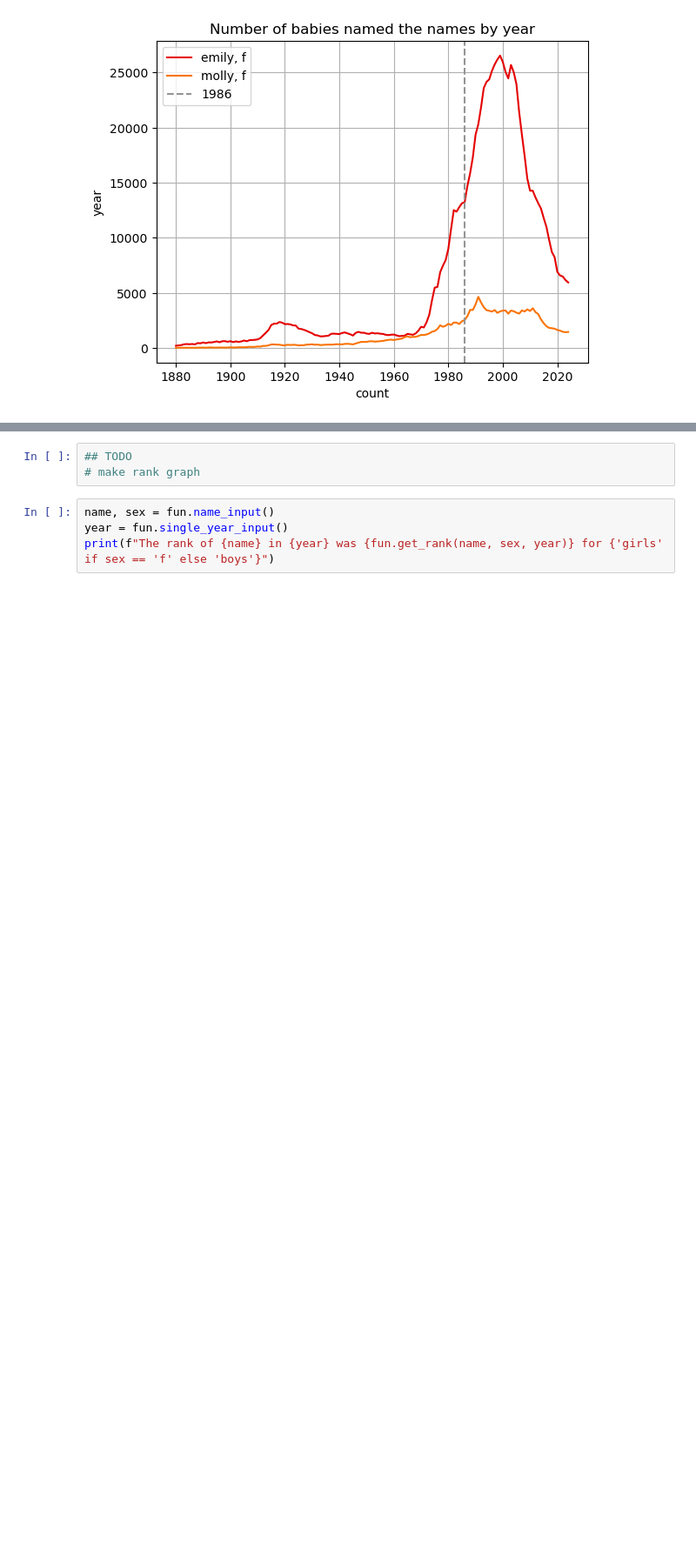
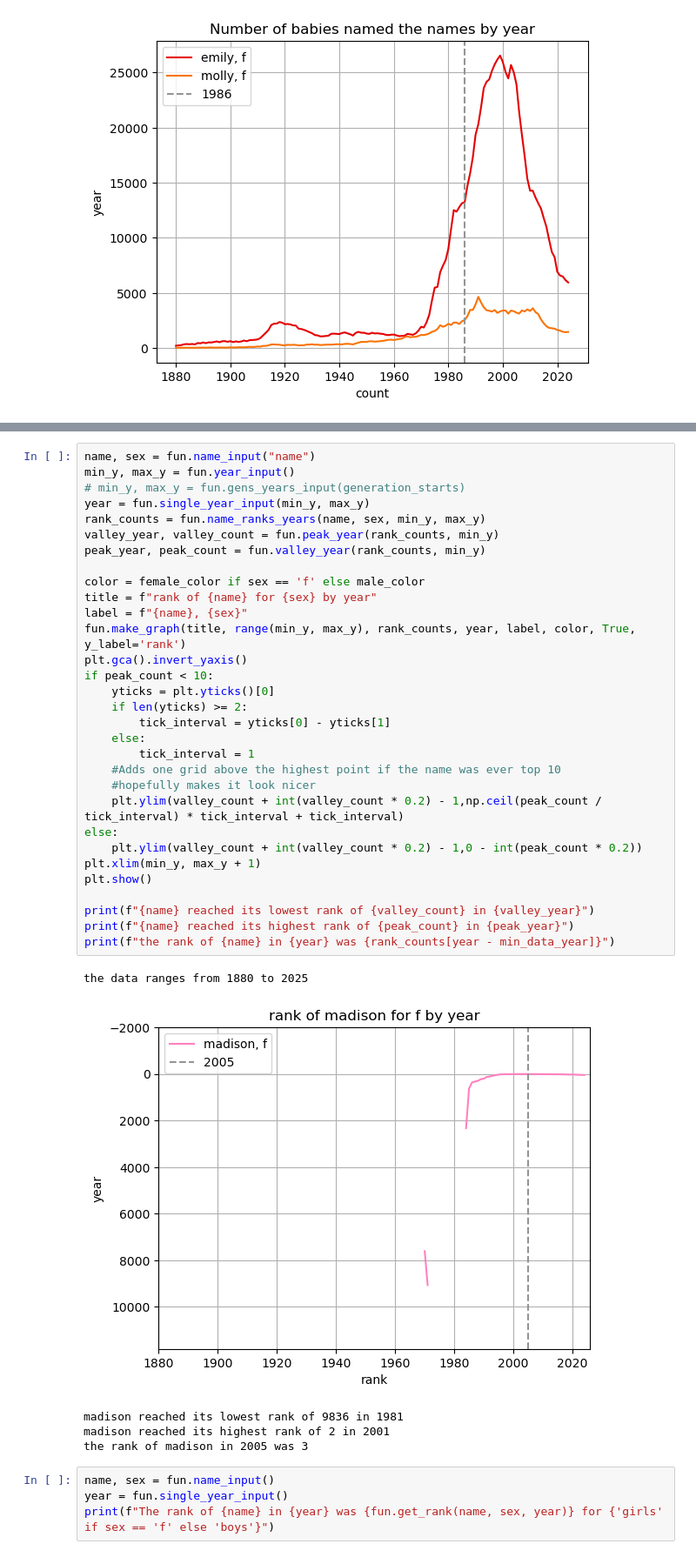
Before and after one commit to MalinMorris/NameData, a Jupyter notebook: data.ipynb, the cells around one changed output, grey strips where cells are left out. Shown at 87% size. Cells and saved outputs as stored; diff of their text form; blank space fills up the shorter version.

```diff
--- a/data.ipynb
+++ b/data.ipynb
@@ -159,6 +168,40 @@ There have been 0 girls named barnabas and 575 boys.
 # %%
-## TODO
-# make rank graph
+name, sex = fun.name_input("name")
+min_y, max_y = fun.year_input()
+# min_y, max_y = fun.gens_years_input(generation_starts)
+year = fun.single_year_input(min_y, max_y)
+rank_counts = fun.name_ranks_years(name, sex, min_y, max_y)
+valley_year, valley_count = fun.peak_year(rank_counts, min_y)
+peak_year, peak_count = fun.valley_year(rank_counts, min_y)
+
+color = female_color if sex == 'f' else male_color
+title = f"rank of {name} for {sex} by year"
+label = f"{name}, {sex}"
+fun.make_graph(title, range(min_y, max_y), rank_counts, year, label, color, True, y_label='rank')
+plt.gca().invert_yaxis()
+if peak_count < 10:
+    yticks = plt.yticks()[0]
+    if len(yticks) >= 2:
+        tick_interval = yticks[0] - yticks[1]
+    else:
+        tick_interval = 1
+    #Adds one grid above the highest point if the name was ever top 10
+    #hopefully makes it look nicer
+    plt.ylim(valley_count + int(valley_count * 0.2) - 1,np.ceil(peak_count / tick_interval) * tick_interval + tick_interval)
+else:
+    plt.ylim(valley_count + int(valley_count * 0.2) - 1,0 - int(peak_count * 0.2))
+plt.xlim(min_y, max_y + 1)
+plt.show()
+
+print(f"{name} reached its lowest rank of {valley_count} in {valley_year}")
+print(f"{name} reached its highest rank of {peak_count} in {peak_year}")
+print(f"the rank of {name} in {year} was {rank_counts[year - min_data_year]}")
+# %% [output]
+the data ranges from 1880 to 2025
+[figure, added]
+madison reached its lowest rank of 9836 in 1981
+madison reached its highest rank of 2 in 2001
+the rank of madison in 2005 was 3
 # %%
 name, sex = fun.name_input()
 year = fun.single_year_input()
```
Also changed, not shown: parts of 9 cells of this notebook, 1 other file.
